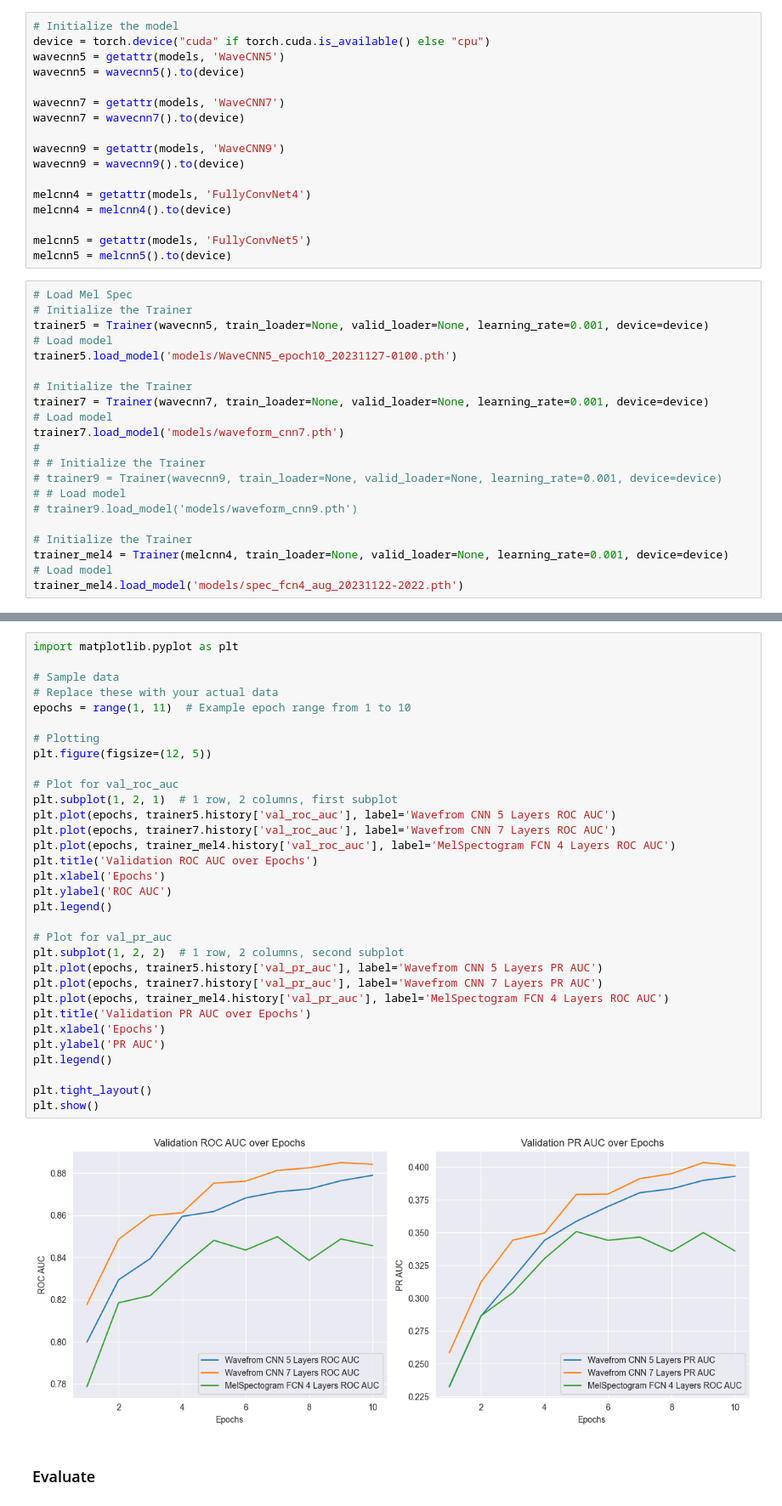
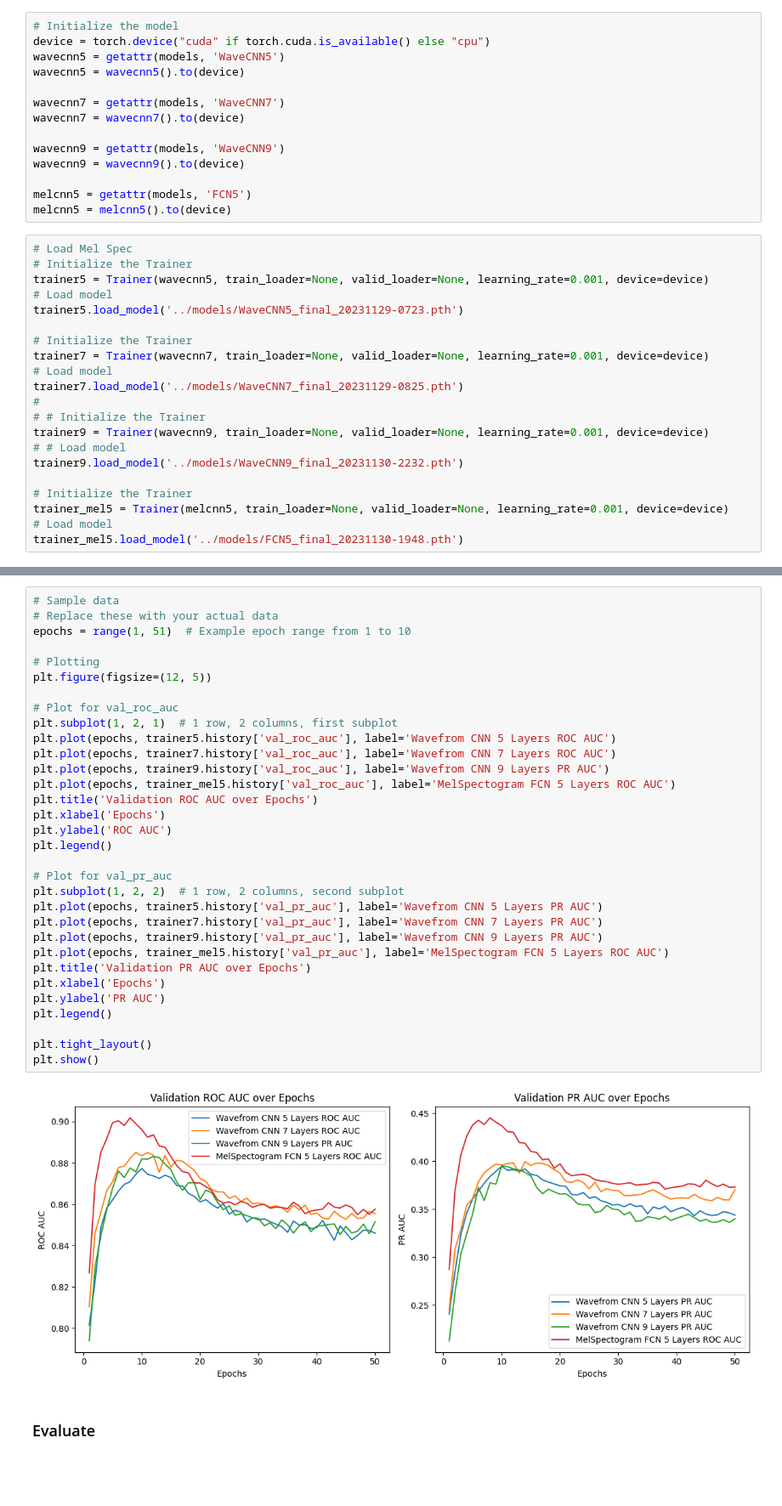
Before and after one commit to syeon0928/tagging-music-sequences, a Jupyter notebook: notebooks/test_sy.ipynb, the cells around one changed output, grey strips where cells are left out. Shown at 85% size. Cells and saved outputs as stored; diff of their text form; blank space fills up the shorter version.

Commit message:
my model is the best lolz

```diff
--- a/notebooks/test_sy.ipynb
+++ b/notebooks/test_sy.ipynb
@@ -19,29 +17,26 @@ wavecnn7 = wavecnn7().to(device)
 wavecnn9 = getattr(models, 'WaveCNN9')
 wavecnn9 = wavecnn9().to(device)
 
-melcnn4 = getattr(models, 'FullyConvNet4')
-melcnn4 = melcnn4().to(device)
-
-melcnn5 = getattr(models, 'FullyConvNet5')
+melcnn5 = getattr(models, 'FCN5')
 melcnn5 = melcnn5().to(device)
 # %%
 # Load Mel Spec
 # Initialize the Trainer
 trainer5 = Trainer(wavecnn5, train_loader=None, valid_loader=None, learning_rate=0.001, device=device)
 # Load model
-trainer5.load_model('models/WaveCNN5_epoch10_20231127-0100.pth')
+trainer5.load_model('../models/WaveCNN5_final_20231129-0723.pth')
 
 # Initialize the Trainer
 trainer7 = Trainer(wavecnn7, train_loader=None, valid_loader=None, learning_rate=0.001, device=device)
 # Load model
-trainer7.load_model('models/waveform_cnn7.pth')
+trainer7.load_model('../models/WaveCNN7_final_20231129-0825.pth')
 #
 # # Initialize the Trainer
-# trainer9 = Trainer(wavecnn9, train_loader=None, valid_loader=None, learning_rate=0.001, device=device)
+trainer9 = Trainer(wavecnn9, train_loader=None, valid_loader=None, learning_rate=0.001, device=device)
 # # Load model
-# trainer9.load_model('models/waveform_cnn9.pth')
+trainer9.load_model('../models/WaveCNN9_final_20231130-2232.pth')
 
 # Initialize the Trainer
-trainer_mel4 = Trainer(melcnn4, train_loader=None, valid_loader=None, learning_rate=0.001, device=device)
+trainer_mel5 = Trainer(melcnn5, train_loader=None, valid_loader=None, learning_rate=0.001, device=device)
 # Load model
-trainer_mel4.load_model('models/spec_fcn4_aug_20231122-2022.pth')
+trainer_mel5.load_model('../models/FCN5_final_20231130-1948.pth')
@@ -48,37 +59,37 @@ trainer_mel4.load_model('models/spec_fcn4_aug_20231122-2022.pth')
 # %%
-import matplotlib.pyplot as plt
-
 # Sample data
 # Replace these with your actual data
-epochs = range(1, 11)  # Example epoch range from 1 to 10
+epochs = range(1, 51)  # Example epoch range from 1 to 10
 
 # Plotting
 plt.figure(figsize=(12, 5))
 
 # Plot for val_roc_auc
 plt.subplot(1, 2, 1)  # 1 row, 2 columns, first subplot
 plt.plot(epochs, trainer5.history['val_roc_auc'], label='Wavefrom CNN 5 Layers ROC AUC')
 plt.plot(epochs, trainer7.history['val_roc_auc'], label='Wavefrom CNN 7 Layers ROC AUC')
-plt.plot(epochs, trainer_mel4.history['val_roc_auc'], label='MelSpectogram FCN 4 Layers ROC AUC')
+plt.plot(epochs, trainer9.history['val_roc_auc'], label='Wavefrom CNN 9 Layers PR AUC')
+plt.plot(epochs, trainer_mel5.history['val_roc_auc'], label='MelSpectogram FCN 5 Layers ROC AUC')
 plt.title('Validation ROC AUC over Epochs')
 plt.xlabel('Epochs')
 plt.ylabel('ROC AUC')
 plt.legend()
 
 # Plot for val_pr_auc
 plt.subplot(1, 2, 2)  # 1 row, 2 columns, second subplot
 plt.plot(epochs, trainer5.history['val_pr_auc'], label='Wavefrom CNN 5 Layers PR AUC')
 plt.plot(epochs, trainer7.history['val_pr_auc'], label='Wavefrom CNN 7 Layers PR AUC')
-plt.plot(epochs, trainer_mel4.history['val_pr_auc'], label='MelSpectogram FCN 4 Layers ROC AUC')
+plt.plot(epochs, trainer9.history['val_pr_auc'], label='Wavefrom CNN 9 Layers PR AUC')
+plt.plot(epochs, trainer_mel5.history['val_pr_auc'], label='MelSpectogram FCN 5 Layers ROC AUC')
 plt.title('Validation PR AUC over Epochs')
 plt.xlabel('Epochs')
 plt.ylabel('PR AUC')
 plt.legend()
 
 plt.tight_layout()
 plt.show()
 # %% [output]
-[figure, old version]
+[figure, new version]
 # %% [markdown]
 ### Evaluate
 # %%
```
Also changed, not shown: parts of 4 cells of this notebook.
